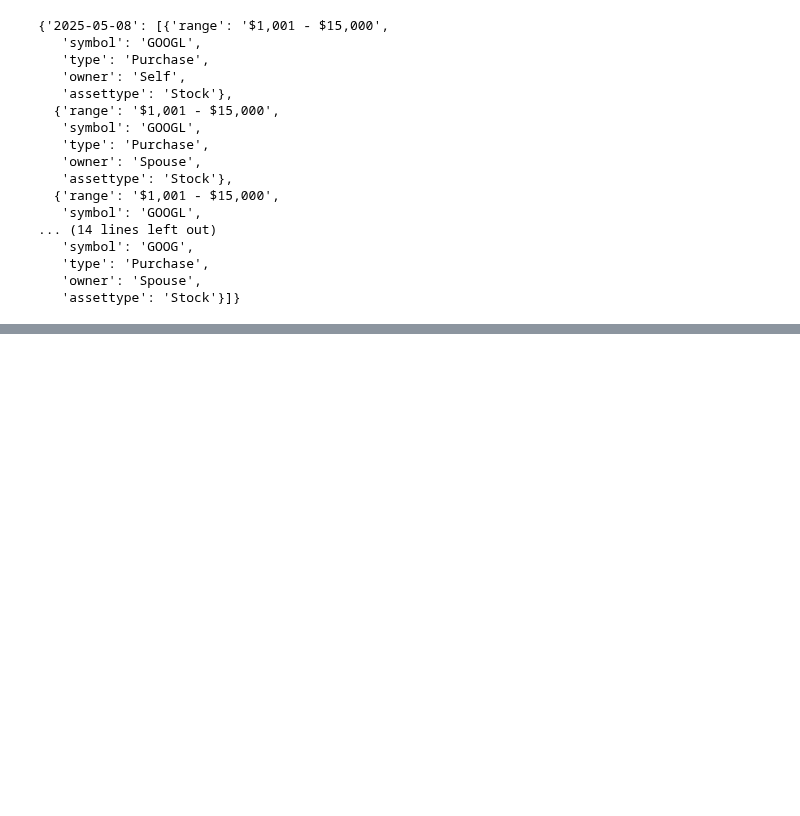
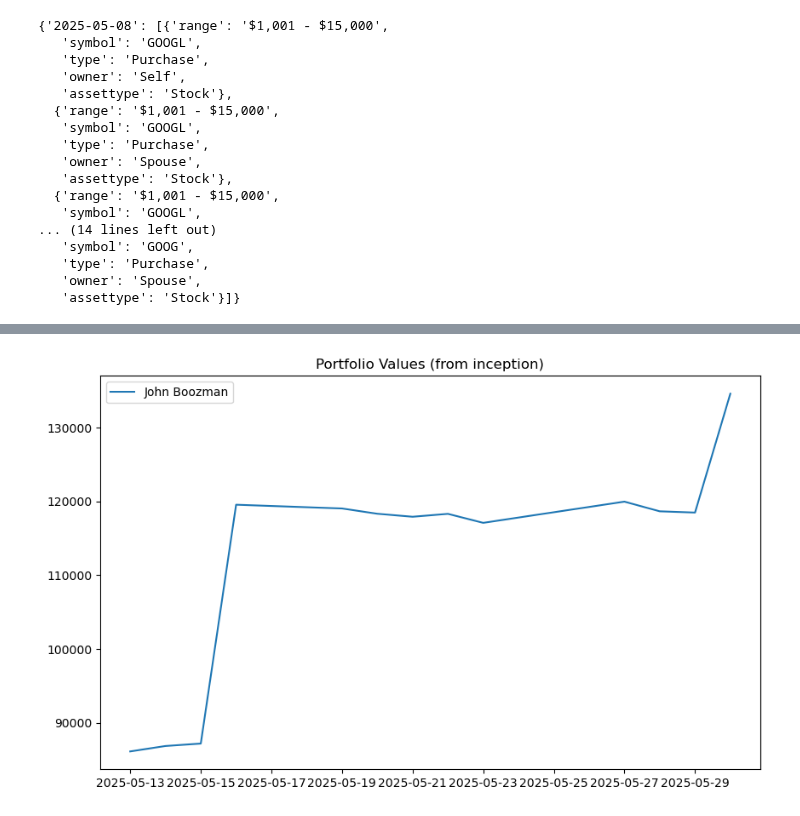
Before and after one commit to santiago20342/python-coruse, a Jupyter notebook: Projects/backtester/test.ipynb, the cells around one changed output, grey strips where cells are left out. Saved outputs shown, nothing was run; the diff lists cells and outputs as text; code cells hidden in the pictures; blank space fills up the shorter version.

Commit message:
fixed plotting with new structure, as well as portfolio value calculations

```diff
--- a/Projects/backtester/test.ipynb
+++ b/Projects/backtester/test.ipynb
@@ -742,7 +751,7 @@ for name_l, reported_transactions in senators_transactions.items():
                     pass
                 #creatiing variables to input in portfolio
                 symb = s_transaction['symbol']
-                units = round(s_transaction['range_avg']/close_df.loc[pd.Timestamp(valid_date)][s_transaction['symbol']],0)
+                units = int(s_transaction['range_avg']/close_df.loc[pd.Timestamp(valid_date)][s_transaction['symbol']])
                 stk_price = close_df.loc[pd.Timestamp(valid_date)]
 
                 #print(f"Transaction {transaction_dates} for {name_l} with valid date: {valid_date}, type: {s_transaction['type']}, symbol: {symb}, price: {stk_price[symb]}, units: {units}")
@@ -793,31 +801,0 @@ senator_portfolio['John Boozman'].holdings
-# %%
-for name_l, reported_transactions in senators_transactions.items():
-    name_list = name_l.split()
-    first_name = name_list[0]
-    last_name = name_list[-1]
-    if bool(reported_transactions):
-        for transaction_dates, s in reported_transactions.items():
-            for s_transaction in s:
-                valid_date = get_closest_date_index(pd.Timestamp(transaction_dates), close_df)
-                #print(f"Transaction date: {transaction_dates}, Closest valid date: {valid_date}")
-                if valid_date is None or pd.isna(valid_date):
-                    print(f"Skipping transaction on {transaction_dates} for {name_l} (no valid date found)")
-                    continue
-                symb = s_transaction['symbol']
-                units = round(s_transaction['range_avg']/close_df.loc[pd.Timestamp(valid_date)][s_transaction['symbol']],0)
-                stk_price = close_df.loc[pd.Timestamp(valid_date)]
-                if not senator_portfolio[name_l]:
-                    senator_portfolio[name_l] = Portfolio(first_name,
-                                                          last_name,
-                                                          {str(valid_date):{symb:units}},
-                                                          stk_price,
-                                                          str(valid_date))
-                else:
-                    if s_transaction['type'][0].lower() == 'p':
-                        senator_portfolio[name_l].add_asset(symb, units, str(valid_date), float(stk_price[symb]))
-                    elif s_transaction['type'][0].lower() == 's':
-                        print(f"removing on date: {valid_date}, {symb}, {units}")
-                        senator_portfolio[name_l].remove_asset(symb, units, str(valid_date), float(stk_price[symb]))
-                    else:
-                        print(f"Unknown transaction type: {s_transaction['type']} in {name_l} on {valid_date}")
-                        pass
@@ -929,0 +848,5 @@ lol.lower()
+# %%
+from plotter import plot_df_prices_lines
+plot_df_prices_lines([senator_portfolio['John Boozman']])
+# %% [output]
+[figure, added]
```
Also changed, not shown: parts of 17 cells of this notebook, 2 other files.
